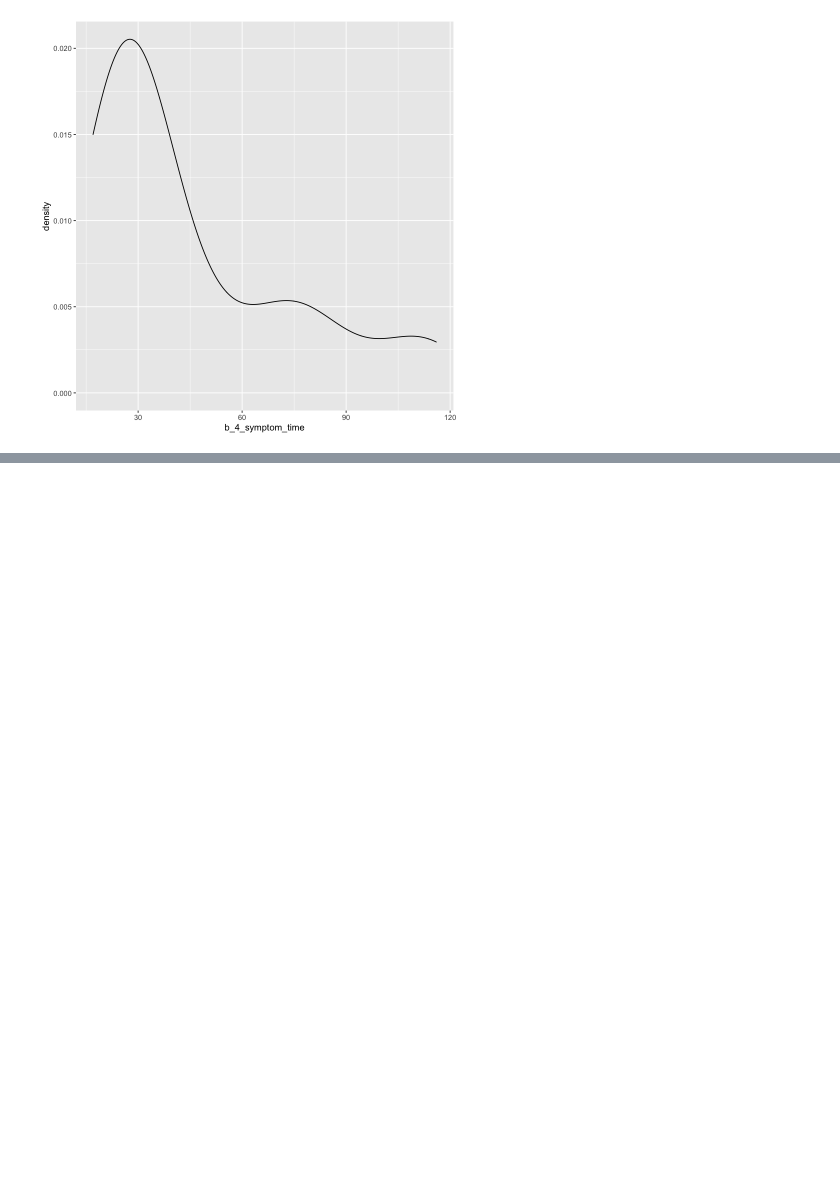
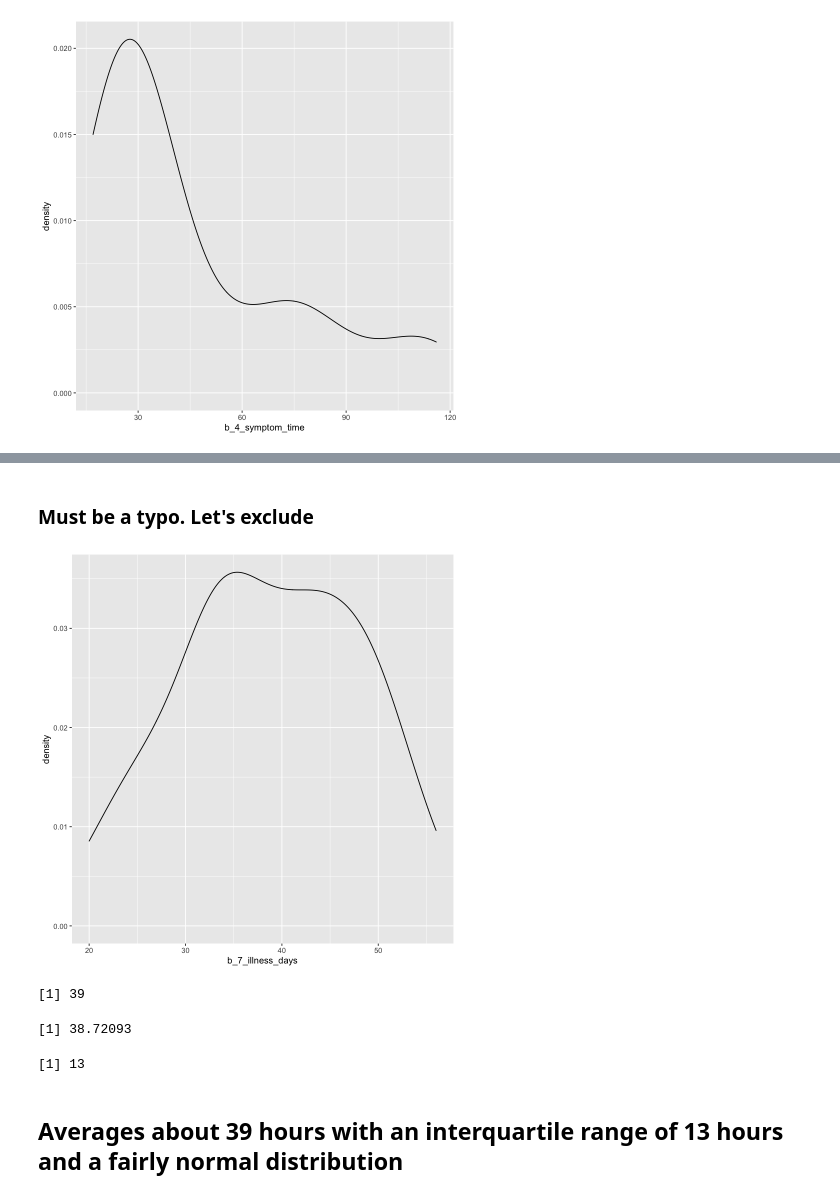
Before and after one commit to pgcudahy/epm_301_aa, a Jupyter notebook: notebooks/Outbreak_analysis.ipynb, the cells around one changed output, grey strips where cells are left out. Drawn from its saved outputs; the diff is of its cells as text; code cells hidden in the pictures; blank space fills up the shorter version.

```diff
--- a/notebooks/Outbreak_analysis.ipynb
+++ b/notebooks/Outbreak_analysis.ipynb
@@ -77,0 +94,24 @@ Warning message:
+# %% [markdown]
+### Must be a typo. Let's exclude
+# %%
+outbreak_clean_df2 <- outbreak_clean_df %>%
+    filter(b_7_illness_days != 0)
+# %%
+ggplot(outbreak_clean_df2, aes(b_7_illness_days)) +
+    geom_density()
+# %% [output]
+[figure, added]
+# %%
+median(na.omit(outbreak_clean_df2$b_7_illness_days))
+# %% [output]
+[1] 39
+# %%
+mean(na.omit(outbreak_clean_df2$b_7_illness_days))
+# %% [output]
+[1] 38.72093
+# %%
+IQR(na.omit(outbreak_clean_df2$b_7_illness_days))
+# %% [output]
+[1] 13
+# %% [markdown]
+## Averages about 39 hours with an interquartile range of 13 hours and a fairly normal distribution
```
Also changed, not shown: parts of 70 cells of this notebook, 1 other file.
